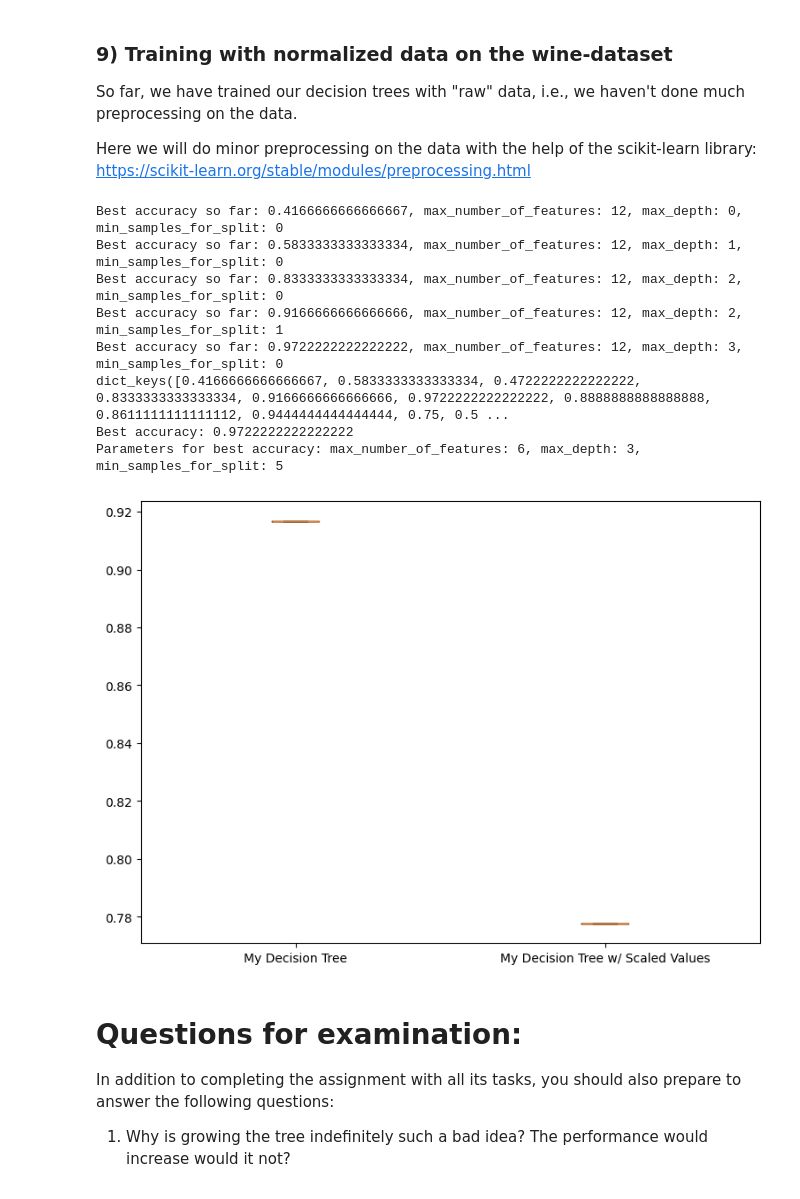
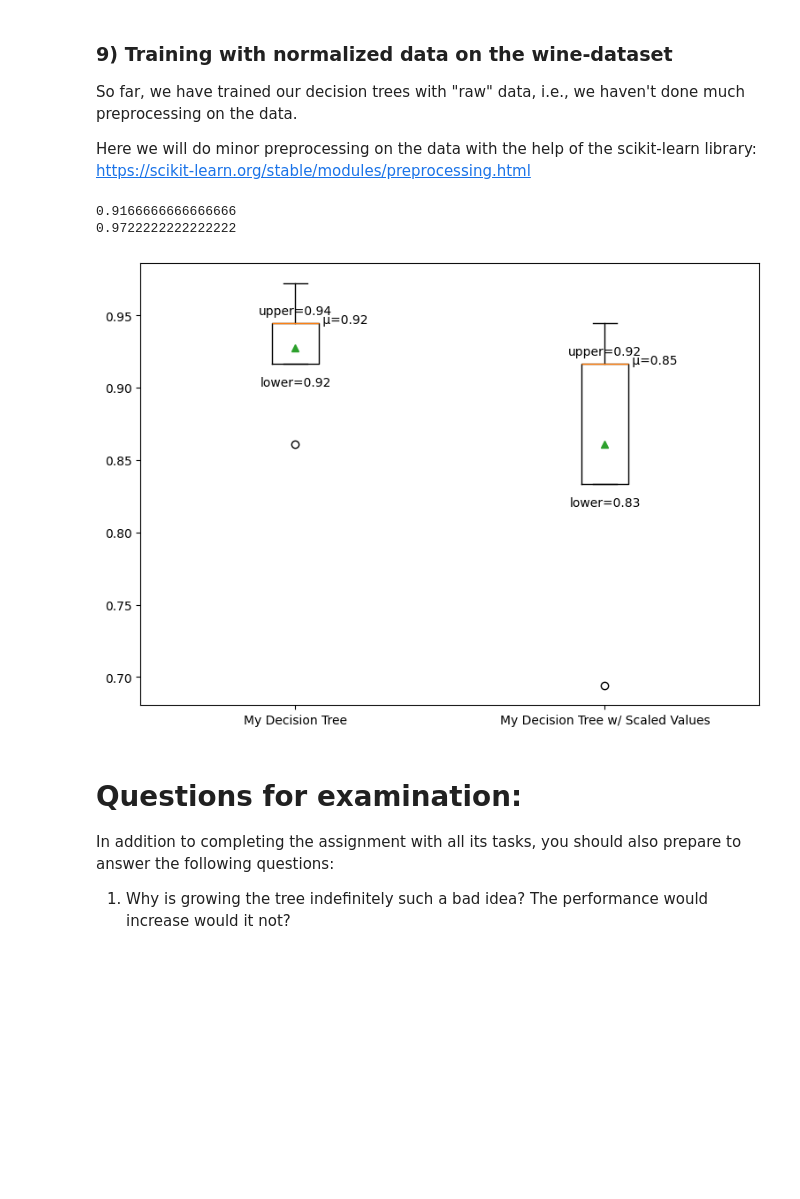
Before and after one commit to JoelScarinius/Decision_Tree_Induction, a Jupyter notebook: ML-Assignment_2_Alexander_Forsanker.ipynb, the cells around one changed output. Saved outputs shown, nothing was run; the diff lists cells and outputs as text; code cells hidden in the pictures; blank space fills up the shorter version.

```diff
--- a/ML-Assignment_2_Alexander_Forsanker.ipynb
+++ b/ML-Assignment_2_Alexander_Forsanker.ipynb
@@ -505,21 +534,26 @@ min_max_scaler = preprocessing.MinMaxScaler()
 X_train_minmax = min_max_scaler.fit_transform(X_train)
 X_test_minmax = min_max_scaler.transform(X_test)
 
+X_train_minmax = preprocessing.normalize(X_train)
+X_test_minmax = preprocessing.normalize(X_test)
+
+
 # TODO: Run the code from the dataset and compare the preprocessed vs non-preprocessed data.
 # NOTE: You can copy most of the workflow from the dataset code above to save you some time.
 # NOTE: Use the same train/test split for your tree model for both the preprocessed vs non-preprocessed data.
-# number_of_features = X.shape[1]
-# root = grow_tree(X_train, y_train, number_of_features, max_depth=10, min_samples_for_split=2)
-# my_predictions = np.array([traverse_tree(x, root) for x in X_test])
-# my_accuracy = accuracy_score(y_test, my_predictions)
-# print(my_accuracy)
+number_of_features = X.shape[1]
+root = grow_tree(X_train, y_train, number_of_features, max_depth=10, min_samples_for_split=2, criterion='entropy')
+my_predictions = np.array([traverse_tree(x, root) for x in X_test])
+my_accuracy = accuracy_score(y_test, my_predictions)
+print(my_accuracy)
 
-# number_of_features = X.shape[1]
-# root = grow_tree(X_train_minmax, y_train, number_of_features, max_depth=10, min_samples_for_split=2)
-# my_predictions = np.array([traverse_tree(x, root) for x in X_test_minmax])
-# my_accuracy = accuracy_score(y_test, my_predictions)
-# print(my_accuracy)
+number_of_features = X.shape[1]
+root = grow_tree(X_train_minmax, y_train, number_of_features, max_depth=10, min_samples_for_split=2, criterion='entropy')
+my_predictions = np.array([traverse_tree(x, root) for x in X_test_minmax])
+my_accuracy = accuracy_score(y_test, my_predictions)
+print(my_accuracy)
 
+# Parameter optimisation
 X = data_wine[:, :-1]
 y = data_wine[:, -1]
 
@@ -546,50 +580,60 @@ def parameter_optimization(max_number_of_features=None, max_depth=None, max_samp
     print(f"Best accuracy: {best}")
     print(f"Parameters for best accuracy: max_number_of_features: {max_accuracy[best][0]}, max_depth: {max_accuracy[best][1]}, min_samples_for_split: {max_accuracy[best][2]}")
 
-mx_number_of_features = X.shape[1]
-parameter_optimization(mx_number_of_features, 5, 7)
+#parameter_optimization(max_number_of_features=X.shape[1], max_depth=5, max_samples_for_split=7)
 
 
 # TODO: Do the above at least 5 times
 # NOTE: Use loops here!
 my_accuracies = []
 my_accuracies_scaled = []
-for _ in range(15):
+for _ in range(5):
     X_train, X_test, y_train, y_test = train_test_split(X, y, test_size=0.2, shuffle=True)
     min_max_scaler = preprocessing.MinMaxScaler()
     X_train_minmax = min_max_scaler.fit_transform(X_train)
     X_test_minmax = min_max_scaler.transform(X_test)
 
     number_of_features = X.shape[1]
-    root = grow_tree(X_train, y_train, number_of_features, max_depth=10, min_samples_for_split=2)
+    root = grow_tree(X_train, y_train, number_of_features, max_depth=10, min_samples_for_split=2, criterion='entropy')
     my_predictions = np.array([traverse_tree(x, root) for x in X_test])
     my_accuracy = accuracy_score(y_test, my_predictions)
     my_accuracies.append(my_accuracy)
 
     number_of_features = X.shape[1]
-    root = grow_tree(X_train_minmax, y_train, number_of_features, max_depth=10, min_samples_for_split=2)
+    root = grow_tree(X_train_minmax, y_train, number_of_features, max_depth=10, min_samples_for_split=2, criterion='entropy')
     my_predictions_scaled = np.array([traverse_tree(x, root) for x in X_test_minmax])
     my_accuracy_scaled = accuracy_score(y_test, my_predictions_scaled)
     my_accuracies_scaled.append(my_accuracy_scaled)
 
 # TODO: Plot the results with matplotlib (plt)
 # NOTE: One plot with all results is enough
 boxplotData = [my_accuracies, my_accuracies_scaled]
 fig = plt.figure(figsize =(7, 5))
 ax = fig.add_axes([0, 0, 1, 1])
 labels = ['My Decision Tree', 'My Decision Tree w/ Scaled Values']
-bp = ax.boxplot(boxplotData, labels=labels)
+bp = ax.boxplot(boxplotData, labels=labels, showmeans=True)
+
+boxplotDataNP = np.array(boxplotData)
+m1 = boxplotDataNP.mean(axis=0)
+for i, line in enumerate(bp['medians']):
+    x, y = line.get_xydata()[1]
+    text = ' μ={:.2f}'.format(m1[i])
+    ax.annotate(text, xy=(x, y))
+
+for i, box in enumerate(bp['boxes']):
+    upper_quartile = box.get_ydata()[2]
+    ax.annotate(f'upper={upper_quartile:.2f}', xy=(i + 1, upper_quartile), xytext=(0, 5),
+                textcoords='offset points', ha='center', va='bottom')
+
+    lower_quartile = box.get_ydata()[1]
+    ax.annotate(f'lower={lower_quartile:.2f}', xy=(i + 1, lower_quartile), xytext=(0, -10),
+                textcoords='offset points', ha='center', va='top')
+
 plt.show()
 # %% [output]
-Best accuracy so far: 0.4166666666666667, max_number_of_features: 12, max_depth: 0, min_samples_for_split: 0
-Best accuracy so far: 0.5833333333333334, max_number_of_features: 12, max_depth: 1, min_samples_for_split: 0
-Best accuracy so far: 0.8333333333333334, max_number_of_features: 12, max_depth: 2, min_samples_for_split: 0
-Best accuracy so far: 0.9166666666666666, max_number_of_features: 12, max_depth: 2, min_samples_for_split: 1
-Best accuracy so far: 0.9722222222222222, max_number_of_features: 12, max_depth: 3, min_samples_for_split: 0
-dict_keys([0.4166666666666667, 0.5833333333333334, 0.4722222222222222, 0.8333333333333334, 0.9166666666666666, 0.9722222222222222, 0.8888888888888888, 0.8611111111111112, 0.9444444444444444, 0.75, 0.5 ...
-Best accuracy: 0.9722222222222222
-Parameters for best accuracy: max_number_of_features: 6, max_depth: 3, min_samples_for_split: 5
+0.9166666666666666
+0.9722222222222222
-[figure, old version]
+[figure, new version]
 # %% [markdown]
 # Questions for examination:
 
```
Also changed, not shown: parts of 11 cells of this notebook.
